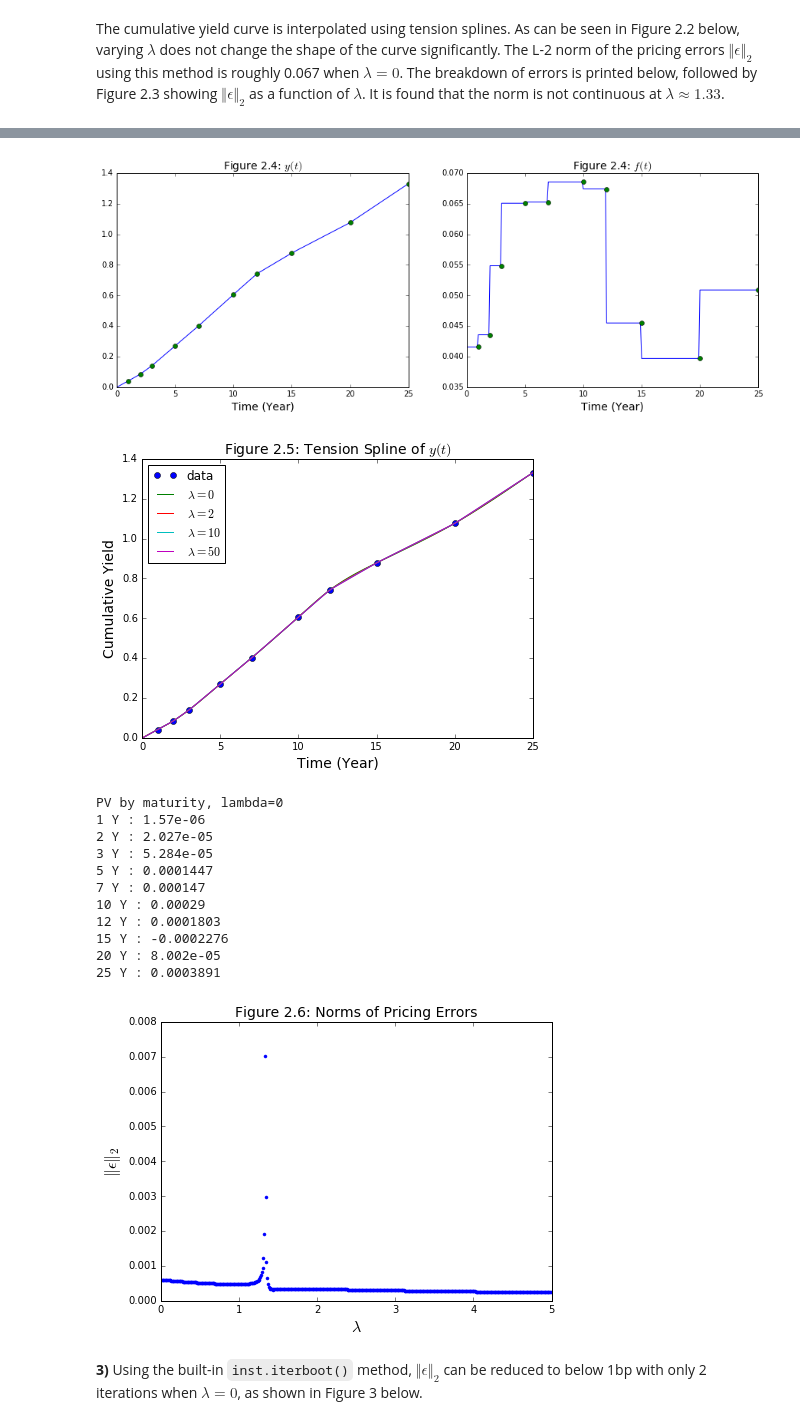
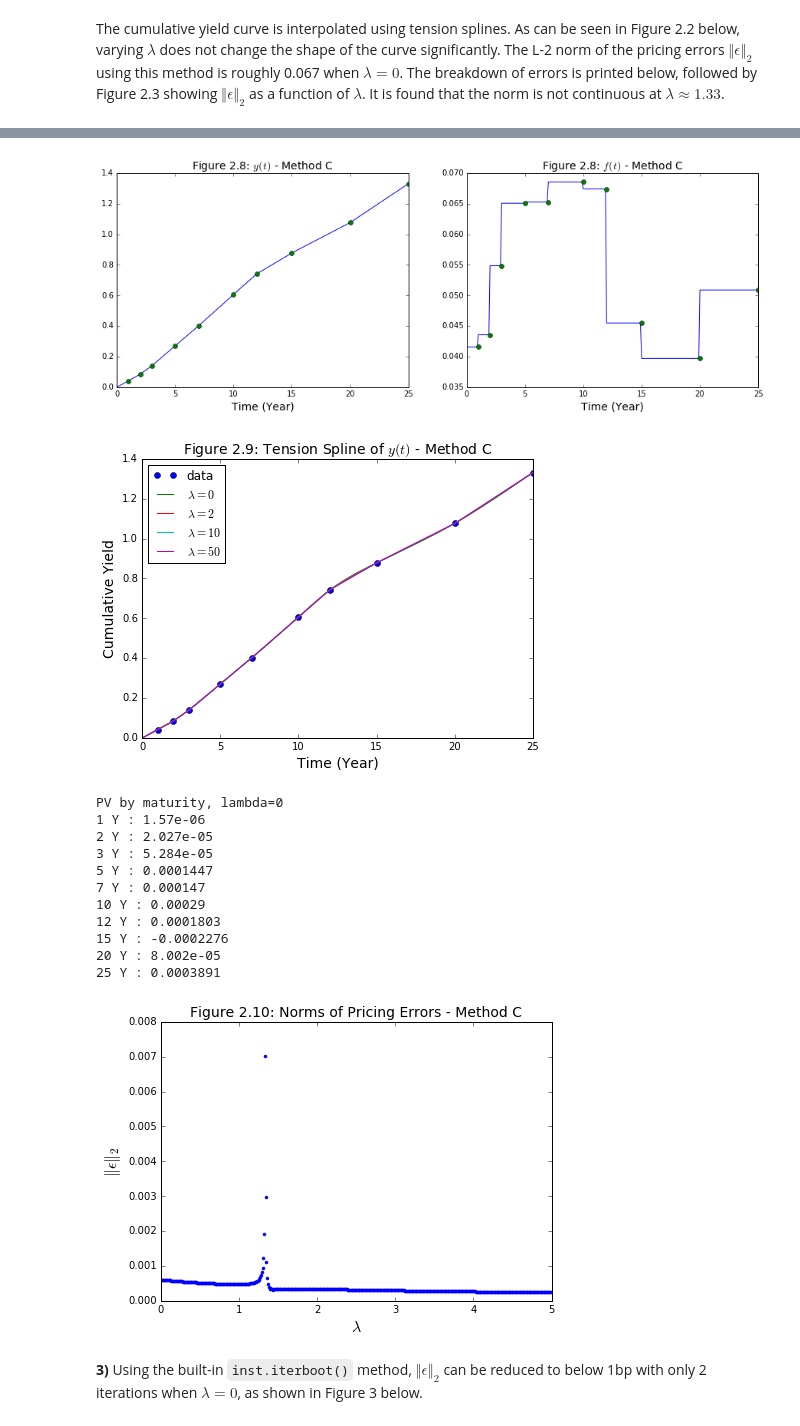
Before and after one commit to jamie-hong/scripts, a Jupyter notebook: Homework4.ipynb, the cells around one changed output, grey strips where cells are left out. Drawn from its saved outputs; the diff is of its cells as text; code cells hidden in the pictures.

````diff
--- a/Homework4.ipynb
+++ b/Homework4.ipynb
@@ -20,7 +23,7 @@ Do your own reading and research on <a href=http://en.wikipedia.org/wiki/Tridiag
 ### Solution
 # %%
 def thomas(M,y):
-    '''Thomas algorithm to solve tridiagonal matrix'''
+    '''Thomas algorithm to solve for tridiagonal linear system Mx=y'''
     length = len(M)
     b = np.diag(M)
     a = np.diag(M[1:,:-1])
@@ -283,0 +347,24 @@ PV by maturity, lambda = 0:
+# %%
+# plot tension splines of y(t)
+lbds = (0, 2, 10, 50)
+xs = np.arange(0,25.1,.1)
+plt.figure(figsize=[7,5])
+plotTension(k, cyy, lbds, xs)
+plt.ylabel('Cumulative Yield', fontsize=14)
+plt.ylim([0, 1.4])
+plt.xlabel('Time (Year)',fontsize=14)
+plt.title('Figure 2.6: Tension Spline of $y(t)$ - Own Method B', fontsize=14)
+plt.show()
+
+# pricing errors
+ts = tensionSpline(k,cyy,lbds[0],xs)
+pvs = {swap.maturity : y2pv(swap, ts) for swap in bm_swaps.keys()}
+print "PV by maturity, lambda = 0:"
+print "\n".join(["%.2g Y : %.4g" % (m, v) for m, v in pvs.items()])
+
+# plot error vs. lambda
+lbds = np.arange(0, 5, 0.01)
+plt.figure(figsize=[7,5])
+plotError(bm_swaps, k, cyy, lbds, xs)
+plt.title('Figure 2.7: Norms of Pricing Errors - Own Method B',fontsize=12)
+plt.show()
@@ -299,40 +400,39 @@ plt.subplot(1, 2, 1)
 plt.plot(xs, hlin(xs))
 plt.plot(terms, hlin(terms), 'o')
 plt.xlabel('Time (Year)', fontsize=14)
-plt.title('Figure 2.4: $y(t)$', fontsize=14);
+plt.title('Figure 2.8: $y(t)$ - Method C', fontsize=14);
 
 plt.subplot(1, 2, 2)
 plt.plot(xs, hlin.deriv(xs))
 plt.plot(terms, hlin.deriv(terms-1e-4), 'o')
 plt.xlabel('Time (Year)', fontsize=14)
-plt.title('Figure 2.4: $f(t)$', fontsize=14);
-lbds = np.arange(0, 5, 0.01)
+plt.title('Figure 2.8: $f(t)$ - Method C', fontsize=14);
 
 # tension spline interpolations of y(t)
 lbds = (0, 2, 10, 50)
 xs = np.arange(0,25.1,.1)
 plt.figure(figsize=[7,5])
 plotTension(terms, hlin(terms), lbds, xs)
 plt.ylabel('Cumulative Yield', fontsize=14)
 plt.ylim([0,1.4])
 plt.xlabel('Time (Year)', fontsize=14)
-plt.title('Figure 2.5: Tension Spline of $y(t)$', fontsize=14)
+plt.title('Figure 2.9: Tension Spline of $y(t)$ - Method C', fontsize=14)
 plt.show()
 
 # error and norms
 ts = tensionSpline(terms,hlin(terms),0,xs)
 pvs = {swap.maturity : y2pv(swap,ts) for swap in bm_swaps.keys()}
 print "PV by maturity, lambda=0"
 print "\n".join(["%.2g Y : %.4g" % (m, v) for m, v in pvs.items()])
 
 lbds = np.arange(0, 5, 0.01)
 plt.figure(figsize=[7,5])
 plotError(bm_swaps, terms, hlin(terms), lbds, xs)
-plt.title('Figure 2.6: Norms of Pricing Errors', fontsize=14)
+plt.title('Figure 2.10: Norms of Pricing Errors - Method C', fontsize=14)
 plt.show()
 # %% [output]
-[figure, old version]
+[figure, new version]
-[figure, old version]
+[figure, new version]
 PV by maturity, lambda=0
 1 Y : 1.57e-06
 2 Y : 2.027e-05
@@ -344,7 +444,7 @@ PV by maturity, lambda=0
 15 Y : -0.0002276
 20 Y : 8.002e-05
 25 Y : 0.0003891
-[figure, old version]
+[figure, new version]
 # %% [markdown]
 **3)** Using the built-in ```inst.iterboot()``` method, $\Vert \epsilon \Vert _2$ can be reduced to below 1bp with only 2 iterations when $\lambda = 0$, as shown in Figure 3 below.
 # %%
````
Also changed, not shown: parts of 12 cells of this notebook.
